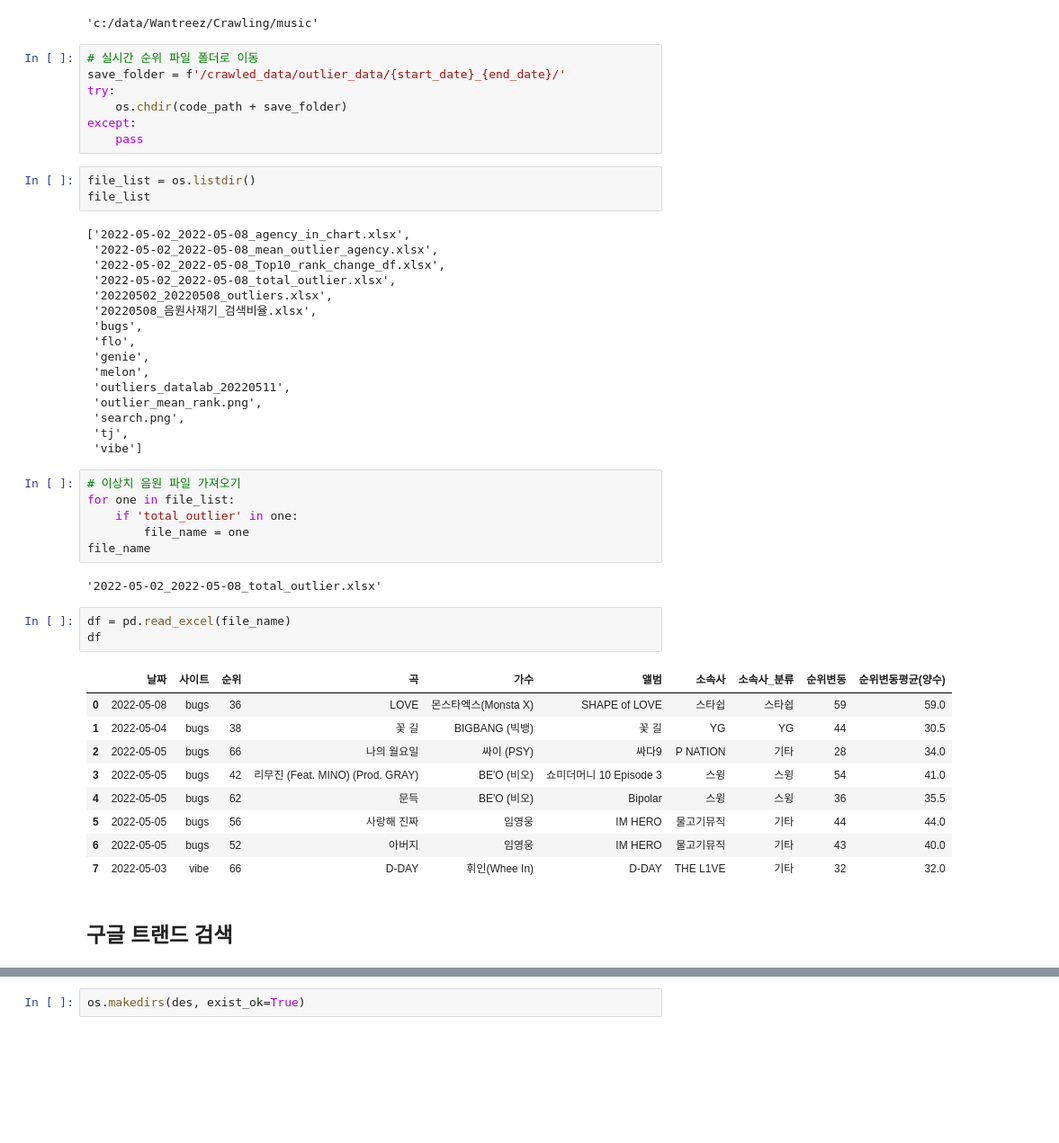
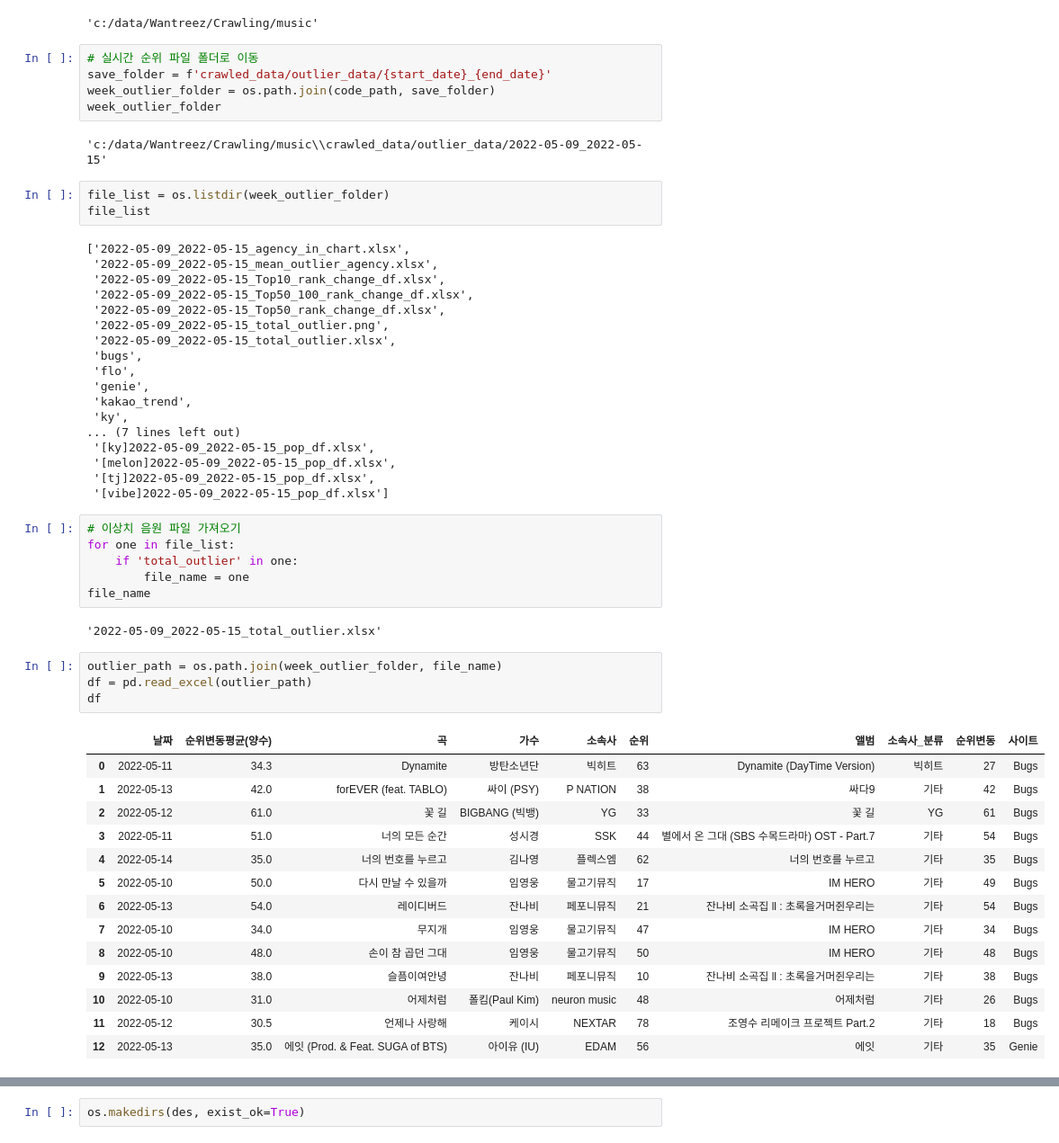
Before and after one commit to kbjung/Wantreez, a Jupyter notebook: Crawling/music/09-03.outlier_google_search.ipynb, the cells around one changed output, grey strips where cells are left out. Shown at 90% size. Saved outputs shown, nothing was run; the diff lists cells and outputs as text; blank space fills up the shorter version.

```diff
--- a/Crawling/music/09-03.outlier_google_search.ipynb
+++ b/Crawling/music/09-03.outlier_google_search.ipynb
@@ -52,30 +53,32 @@ code_path
 'c:/data/Wantreez/Crawling/music'
 # %%
 # 실시간 순위 파일 폴더로 이동
-save_folder = f'/crawled_data/outlier_data/{start_date}_{end_date}/'
-try:
-    os.chdir(code_path + save_folder)
-except:
-    pass
+save_folder = f'crawled_data/outlier_data/{start_date}_{end_date}'
+week_outlier_folder = os.path.join(code_path, save_folder)
+week_outlier_folder
+# %% [output]
+'c:/data/Wantreez/Crawling/music\\crawled_data/outlier_data/2022-05-09_2022-05-15'
 # %%
-file_list = os.listdir()
+file_list = os.listdir(week_outlier_folder)
 file_list
 # %% [output]
-['2022-05-02_2022-05-08_agency_in_chart.xlsx',
- '2022-05-02_2022-05-08_mean_outlier_agency.xlsx',
- '2022-05-02_2022-05-08_Top10_rank_change_df.xlsx',
- '2022-05-02_2022-05-08_total_outlier.xlsx',
- '20220502_20220508_outliers.xlsx',
- '20220508_음원사재기_검색비율.xlsx',
+['2022-05-09_2022-05-15_agency_in_chart.xlsx',
+ '2022-05-09_2022-05-15_mean_outlier_agency.xlsx',
+ '2022-05-09_2022-05-15_Top10_rank_change_df.xlsx',
+ '2022-05-09_2022-05-15_Top50_100_rank_change_df.xlsx',
+ '2022-05-09_2022-05-15_Top50_rank_change_df.xlsx',
+ '2022-05-09_2022-05-15_total_outlier.png',
+ '2022-05-09_2022-05-15_total_outlier.xlsx',
  'bugs',
  'flo',
  'genie',
- 'melon',
- 'outliers_datalab_20220511',
- 'outlier_mean_rank.png',
- 'search.png',
- 'tj',
- 'vibe']
+ 'kakao_trend',
+ 'ky',
+... (7 lines left out)
+ '[ky]2022-05-09_2022-05-15_pop_df.xlsx',
+ '[melon]2022-05-09_2022-05-15_pop_df.xlsx',
+ '[tj]2022-05-09_2022-05-15_pop_df.xlsx',
+ '[vibe]2022-05-09_2022-05-15_pop_df.xlsx']
 # %%
 # 이상치 음원 파일 가져오기
 for one in file_list:
@@ -83,19 +86,23 @@ for one in file_list:
         file_name = one
 file_name
 # %% [output]
-'2022-05-02_2022-05-08_total_outlier.xlsx'
+'2022-05-09_2022-05-15_total_outlier.xlsx'
-# %%
-df = pd.read_excel(file_name)
-df
-# %% [output]
-|  | 날짜 | 사이트 | 순위 | 곡 | 가수 | 앨범 | 소속사 | 소속사_분류 | 순위변동 | 순위변동평균(양수) |
-| 0 | 2022-05-08 | bugs | 36 | LOVE | 몬스타엑스(Monsta X) | SHAPE of LOVE | 스타쉽 | 스타쉽 | 59 | 59.0 |
-| 1 | 2022-05-04 | bugs | 38 | 꽃 길 | BIGBANG (빅뱅) | 꽃 길 | YG | YG | 44 | 30.5 |
-| 2 | 2022-05-05 | bugs | 66 | 나의 월요일 | 싸이 (PSY) | 싸다9 | P NATION | 기타 | 28 | 34.0 |
-| 3 | 2022-05-05 | bugs | 42 | 리무진 (Feat. MINO) (Prod. GRAY) | BE'O (비오) | 쇼미더머니 10 Episode 3 | 스윙 | 스윙 | 54 | 41.0 |
-| 4 | 2022-05-05 | bugs | 62 | 문득 | BE'O (비오) | Bipolar | 스윙 | 스윙 | 36 | 35.5 |
-| 5 | 2022-05-05 | bugs | 56 | 사랑해 진짜 | 임영웅 | IM HERO | 물고기뮤직 | 기타 | 44 | 44.0 |
-| 6 | 2022-05-05 | bugs | 52 | 아버지 | 임영웅 | IM HERO | 물고기뮤직 | 기타 | 43 | 40.0 |
-| 7 | 2022-05-03 | vibe | 66 | D-DAY | 휘인(Whee In) | D-DAY | THE L1VE | 기타 | 32 | 32.0 |
-# %% [markdown]
-## 구글 트랜드 검색
+# %%
+outlier_path = os.path.join(week_outlier_folder, file_name)
+df = pd.read_excel(outlier_path)
+df
+# %% [output]
+|  | 날짜 | 순위변동평균(양수) | 곡 | 가수 | 소속사 | 순위 | 앨범 | 소속사_분류 | 순위변동 | 사이트 |
+| 0 | 2022-05-11 | 34.3 | Dynamite | 방탄소년단 | 빅히트 | 63 | Dynamite (DayTime Version) | 빅히트 | 27 | Bugs |
+| 1 | 2022-05-13 | 42.0 | forEVER (feat. TABLO) | 싸이 (PSY) | P NATION | 38 | 싸다9 | 기타 | 42 | Bugs |
+| 2 | 2022-05-12 | 61.0 | 꽃 길 | BIGBANG (빅뱅) | YG | 33 | 꽃 길 | YG | 61 | Bugs |
+| 3 | 2022-05-11 | 51.0 | 너의 모든 순간 | 성시경 | SSK | 44 | 별에서 온 그대 (SBS 수목드라마) OST - Part.7 | 기타 | 54 | Bugs |
+| 4 | 2022-05-14 | 35.0 | 너의 번호를 누르고 | 김나영 | 플렉스엠 | 62 | 너의 번호를 누르고 | 기타 | 35 | Bugs |
+| 5 | 2022-05-10 | 50.0 | 다시 만날 수 있을까 | 임영웅 | 물고기뮤직 | 17 | IM HERO | 기타 | 49 | Bugs |
+| 6 | 2022-05-13 | 54.0 | 레이디버드 | 잔나비 | 페포니뮤직 | 21 | 잔나비 소곡집 ll : 초록을거머쥔우리는 | 기타 | 54 | Bugs |
+| 7 | 2022-05-10 | 34.0 | 무지개 | 임영웅 | 물고기뮤직 | 47 | IM HERO | 기타 | 34 | Bugs |
+| 8 | 2022-05-10 | 48.0 | 손이 참 곱던 그대 | 임영웅 | 물고기뮤직 | 50 | IM HERO | 기타 | 48 | Bugs |
+| 9 | 2022-05-13 | 38.0 | 슬픔이여안녕 | 잔나비 | 페포니뮤직 | 10 | 잔나비 소곡집 ll : 초록을거머쥔우리는 | 기타 | 38 | Bugs |
+| 10 | 2022-05-10 | 31.0 | 어제처럼 | 폴킴(Paul Kim) | neuron music | 48 | 어제처럼 | 기타 | 26 | Bugs |
+| 11 | 2022-05-12 | 30.5 | 언제나 사랑해 | 케이시 | NEXTAR | 78 | 조영수 리메이크 프로젝트 Part.2 | 기타 | 18 | Bugs |
+| 12 | 2022-05-13 | 35.0 | 에잇 (Prod. & Feat. SUGA of BTS) | 아이유 (IU) | EDAM | 56 | 에잇 | 기타 | 35 | Genie |
```
Also changed, not shown: parts of 18 cells of this notebook, 11 other files.
